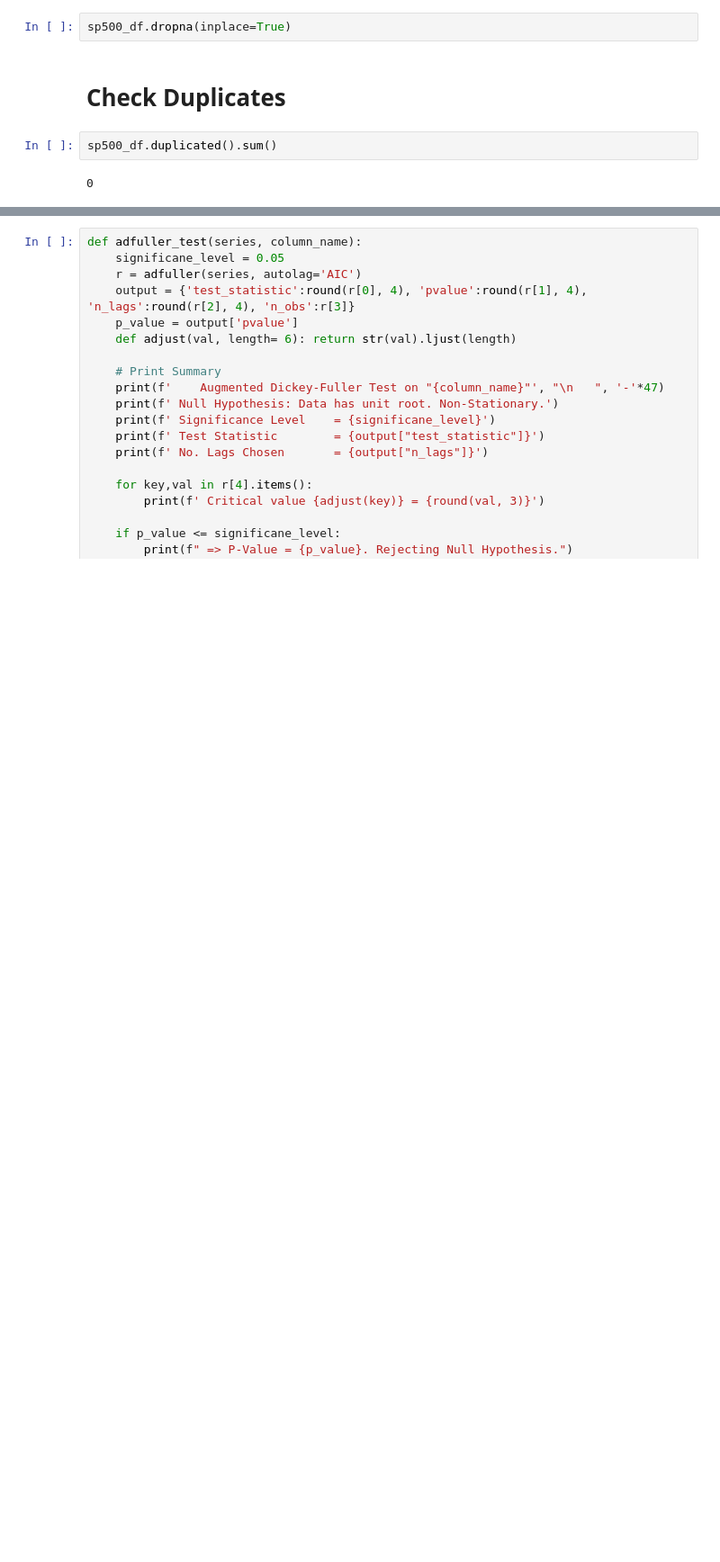
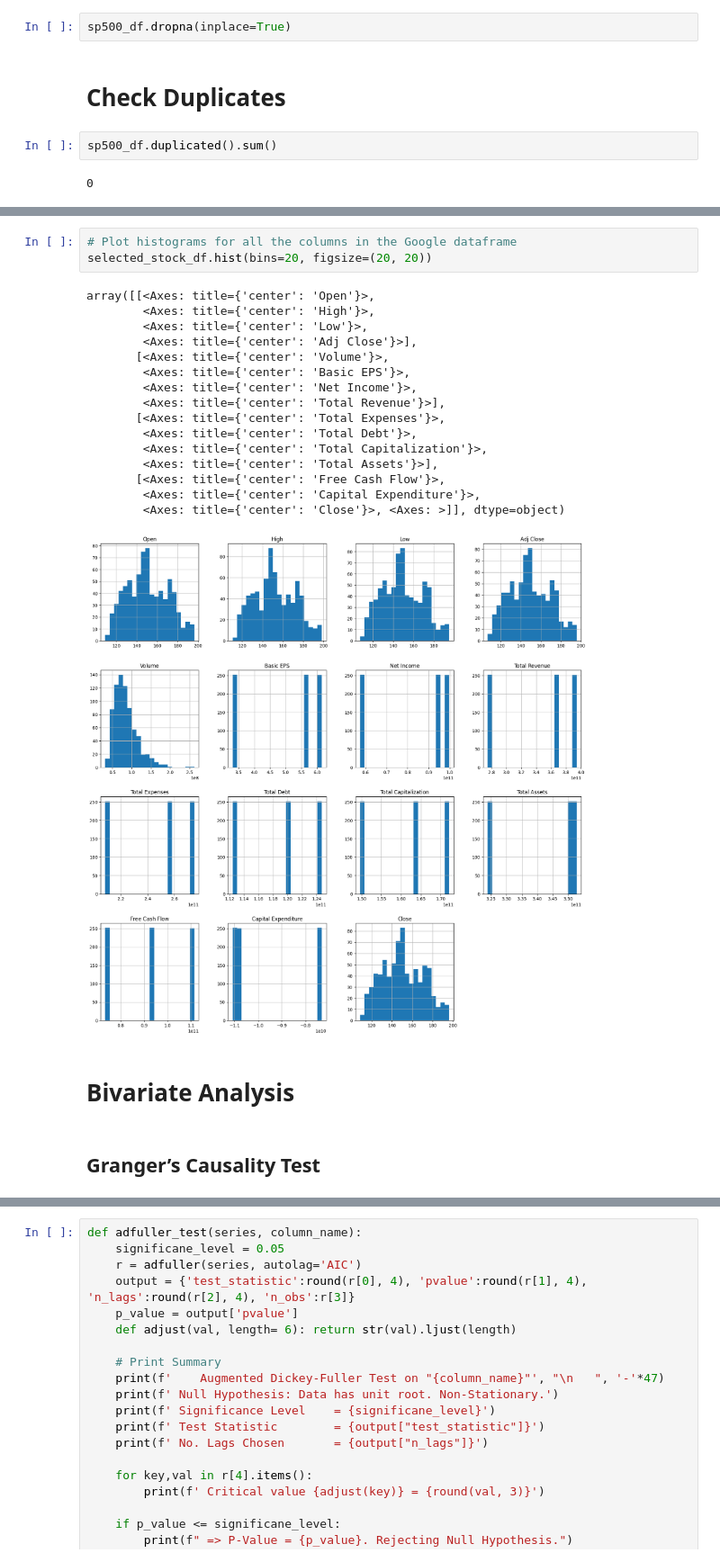
Before and after one commit to AdhamSakr/stockpredictor, a Jupyter notebook: eda/eda.ipynb, the cells around one changed output, grey strips where cells are left out. Shown at 90% size. Drawn from its saved outputs; the diff is of its cells as text; blank space fills up the shorter version.

```diff
--- a/eda/eda.ipynb
+++ b/eda/eda.ipynb
@@ -489,0 +386,24 @@ See the caveats in the documentation: https://pandas.pydata.org/pandas-docs/stab
+# %%
+# Plot histograms for all the columns in the Google dataframe
+selected_stock_df.hist(bins=20, figsize=(20, 20))
+# %% [output]
+array([[<Axes: title={'center': 'Open'}>,
+        <Axes: title={'center': 'High'}>,
+        <Axes: title={'center': 'Low'}>,
+        <Axes: title={'center': 'Adj Close'}>],
+       [<Axes: title={'center': 'Volume'}>,
+        <Axes: title={'center': 'Basic EPS'}>,
+        <Axes: title={'center': 'Net Income'}>,
+        <Axes: title={'center': 'Total Revenue'}>],
+       [<Axes: title={'center': 'Total Expenses'}>,
+        <Axes: title={'center': 'Total Debt'}>,
+        <Axes: title={'center': 'Total Capitalization'}>,
+        <Axes: title={'center': 'Total Assets'}>],
+       [<Axes: title={'center': 'Free Cash Flow'}>,
+        <Axes: title={'center': 'Capital Expenditure'}>,
+        <Axes: title={'center': 'Close'}>, <Axes: >]], dtype=object)
+[figure, added]
+# %% [markdown]
+# Bivariate Analysis
+# %% [markdown]
+## Granger’s Causality Test
```
Also changed, not shown: parts of 80 cells of this notebook.
